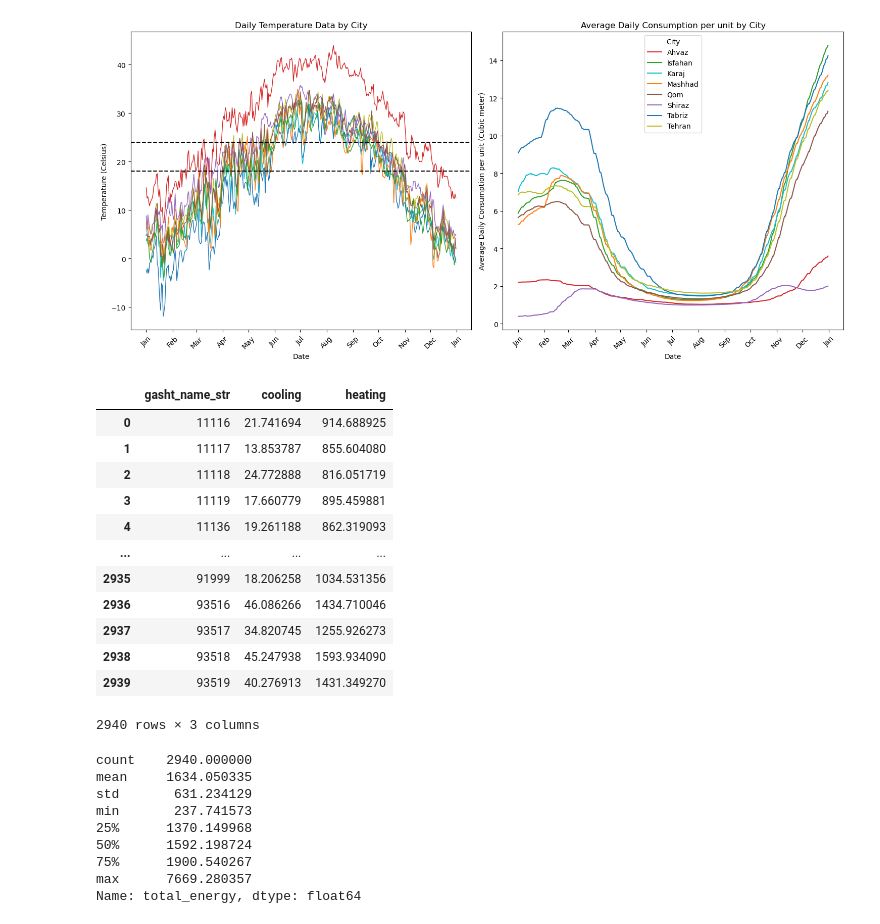
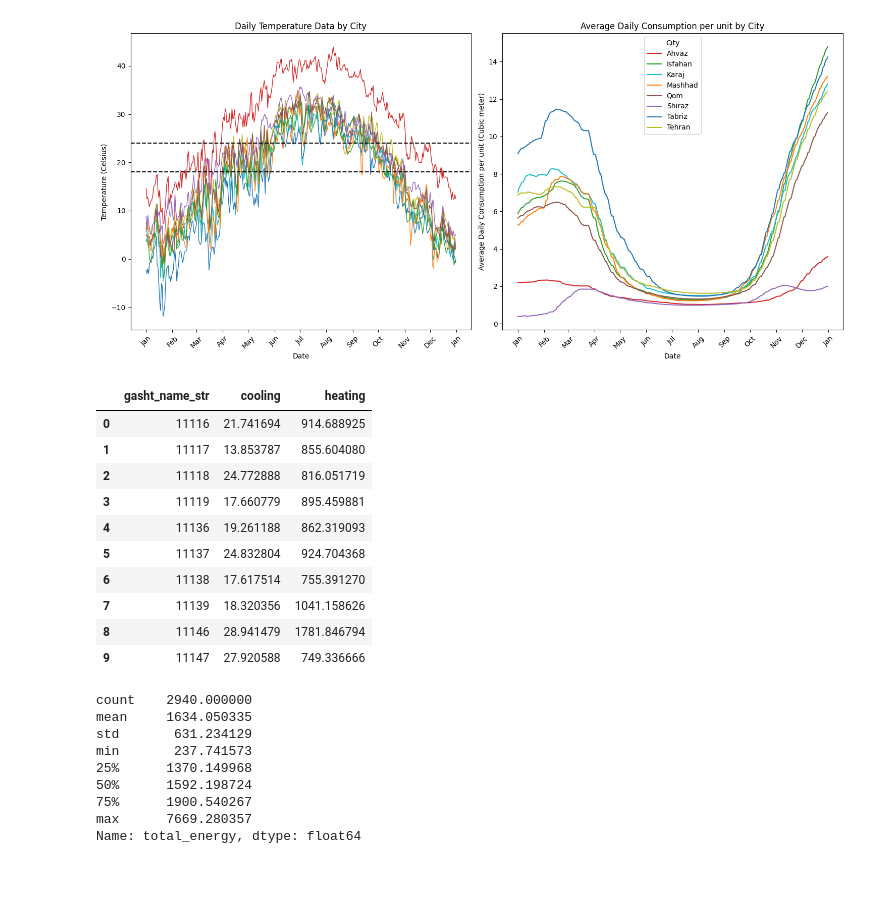
Before and after one commit to sinanarimani/UrbanForm_VS_DomesticGasConsumption, a Jupyter notebook: data_preparation.ipynb, the cells around one changed output. Saved outputs shown, nothing was run; the diff lists cells and outputs as text; code cells hidden in the pictures; blank space fills up the shorter version.

```diff
--- a/data_preparation.ipynb
+++ b/data_preparation.ipynb
@@ -638,7 +627,7 @@ heating
 + In this regard, non zero value for HDD cannot be attributed to the average daily temperature less than 18 degree of Celsius.
 + With this in mind, temperature data (https://www.mesonet.agron.iastate.edu/request/download.phtml?network=IR__ASOS) is examined
 # %%
-temp = pd.read_csv(r"C:\Users\Mahsa\Desktop\base\paper4\asos.csv")
+temp = pd.read_csv(r"asos.csv")
 temp["valid"] = pd.to_datetime(temp["valid"])
 print(temp.isna().sum())
 print(temp.shape)
@@ -737,8 +726,8 @@ temp2.head()
 | 3 | 2022-01-04 | Tehran | 6.395833 |
 | 4 | 2022-01-05 | Tehran | 6.425532 |
 # %%
-data_consumption = pd.read_csv(r"C:\Users\Mahsa\Documents\ArcGIS\Projects\paper 4_gas\gashte vezarat\final_data.csv")
-dates = pd.read_csv(r"C:\Users\Mahsa\Documents\ArcGIS\Projects\paper 4_gas\python_scripts_getting_data\dates.csv")
+data_consumption = pd.read_csv(r"final_data.csv")
+dates = pd.read_csv(r"dates.csv")
 data_consumption["Date"] = pd.to_datetime(dates["miladi"])
 data_consumption = data_consumption[(data_consumption["Date"]>= '2022-01-01') & (data_consumption["Date"] < '2023-01-01')].reset_index(drop=True)
 data_consumption.columns
@@ -751,7 +740,7 @@ Index(['mean_11116', 'mean_11117', 'mean_11118', 'mean_11119', 'mean_11136',
        'mean_93516', 'mean_93517', 'mean_93518', 'mean_93519', 'Date'],
       dtype='object', length=2941)
 # %%
-gashts = pd.read_excel(r"C:\Users\Mahsa\Documents\ArcGIS\Projects\paper 4_gas\eights.xlsx", dtype= {
+gashts = pd.read_excel(r"eights.xlsx", dtype= {
     "sum_loan_h" : "int64",
     "gasht_name_str" : "object"
 })
@@ -1017,27 +1006,25 @@ plt.show()
 # %%
 cooling_heating = data_consumption_melt.groupby(["gasht_name_str","c_or_h"], dropna= True).aggregate(
     gasht_name_str = ("gasht_name_str", "first"),
     cooling_heating = ("c_or_h", "first"),
     energy = ("air_conditioning_gas", "sum"),
     day_number = ("Date", "nunique"),
 ).reset_index(drop = True)
 cooling_heating = pd.pivot(cooling_heating, index= "gasht_name_str", columns = "cooling_heating", values= "energy").reset_index(drop = False)
 cooling_heating.columns.name = ""
-cooling_heating
+cooling_heating.head(10)
 # %% [output]
 |  | gasht_name_str | cooling | heating |
 | 0 | 11116 | 21.741694 | 914.688925 |
 | 1 | 11117 | 13.853787 | 855.604080 |
 | 2 | 11118 | 24.772888 | 816.051719 |
 | 3 | 11119 | 17.660779 | 895.459881 |
 | 4 | 11136 | 19.261188 | 862.319093 |
-| ... | ... | ... | ... |
-| 2935 | 91999 | 18.206258 | 1034.531356 |
-| 2936 | 93516 | 46.086266 | 1434.710046 |
-| 2937 | 93517 | 34.820745 | 1255.926273 |
-| 2938 | 93518 | 45.247938 | 1593.934090 |
-| 2939 | 93519 | 40.276913 | 1431.349270 |
+| 5 | 11137 | 24.832804 | 924.704368 |
+| 6 | 11138 | 17.617514 | 755.391270 |
+| 7 | 11139 | 18.320356 | 1041.158626 |
+| 8 | 11146 | 28.941479 | 1781.846794 |
+| 9 | 11147 | 27.920588 | 749.336666 |
-2940 rows × 3 columns
 # %%
 total_consumption = data_consumption_melt.groupby("gasht_name_str").aggregate(
     gasht_name_str = ("gasht_name_str", "first"),
```
Also changed, not shown: parts of 24 cells of this notebook, 5 other files.
